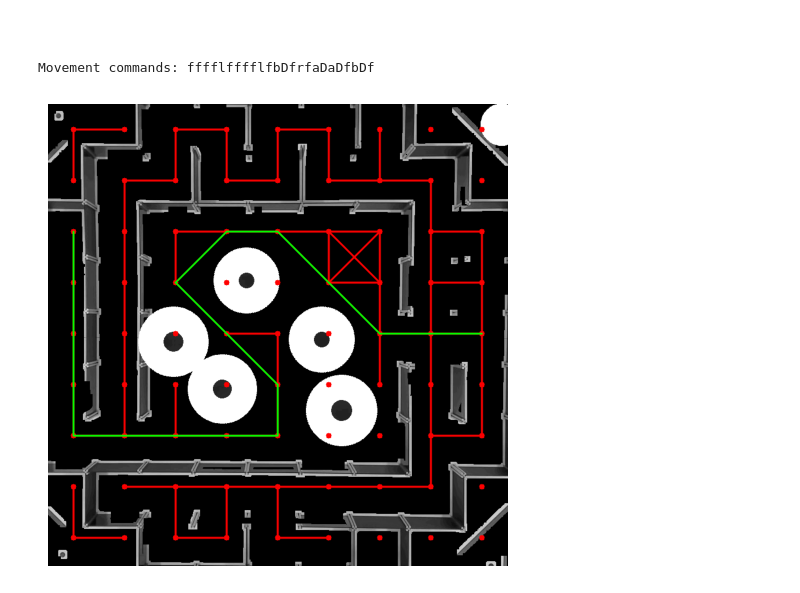
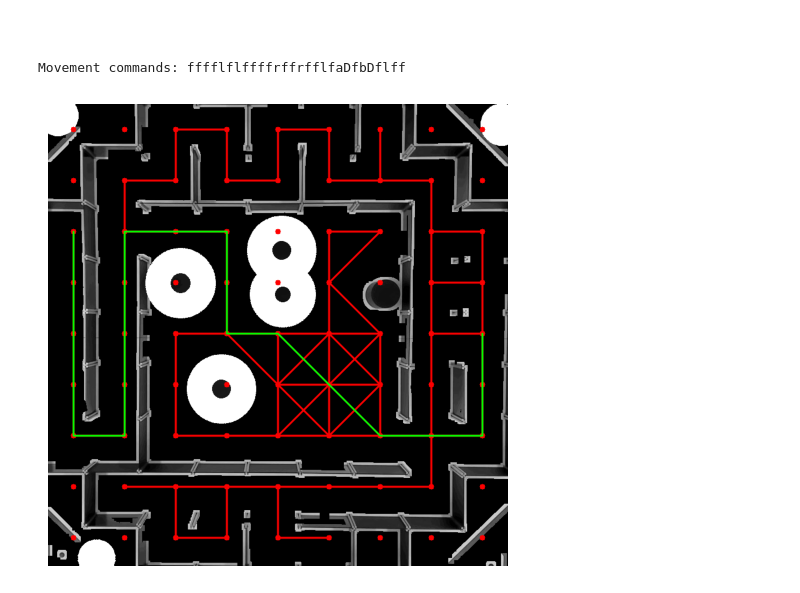
Before and after one commit to paul-fc101/Pentabots, a Jupyter notebook: 4.2_Path_Planning/Continuous_PP_ContinuousCode.ipynb, the cells around one changed output. Saved outputs shown, nothing was run; the diff lists cells and outputs as text; code cells hidden in the pictures.

```diff
--- a/4.2_Path_Planning/Continuous_PP_ContinuousCode.ipynb
+++ b/4.2_Path_Planning/Continuous_PP_ContinuousCode.ipynb
@@ -17,10 +17,14 @@ goal_node_idx = (4, 8)
 
 num_grid = 9
 
+line_thickness = 20 # may need changing - 5 is normal for no circles
+
 rows, cols = num_grid, num_grid
 cols_b4_cols = num_grid
 
-img = cv2.imread("mze.jpg")
+circle_radius = 45
+
+img = cv2.imread("maze6.jpg")
 
 # Image Processing
 gray = cv2.cvtColor(img, cv2.COLOR_BGR2GRAY)
@@ -43,7 +47,7 @@ dilated_mask = cv2.dilate(mask, kernel, iterations=5)  # Increase iterations for
 black_white_image = cv2.bitwise_and(gray_image, dilated_mask)
 
 
-# Detect circles (cylinders) in the black and white image
+# Detect cylinders in the black and white image
 gray = black_white_image.copy()
 if len(gray.shape) == 3:
     gray = cv2.cvtColor(gray, cv2.COLOR_BGR2GRAY)
@@ -53,7 +57,7 @@ contours_info = cv2.findContours(black_white_image, cv2.RETR_EXTERNAL, cv2.CHAIN
 contours = contours_info[-2]
 
 output_img = black_white_image.copy()  # Keep as single-channel (black and white)
-clearance = 5  # Adjust for your desired clearance
+clearance = 5  # Adjust for desired clearance
 
 for cnt in contours:
     area = cv2.contourArea(cnt)
@@ -61,17 +65,16 @@ for cnt in contours:
     if perimeter == 0:
         continue
     circularity = 4 * np.pi * (area / (perimeter * perimeter))
-    # Only consider contours that are sufficiently circular (e.g., circularity > 0.7)
+    # Only consider contours that are sufficiently circular
     if circularity > 0.82 and area > 1:  # area threshold to ignore noise
         (x, y), radius = cv2.minEnclosingCircle(cnt)
         center = (int(x), int(y))
         radius = int(radius)
-        cv2.circle(output_img, center, radius + clearance, 255, 45)  # White ring (value 255)
+        cv2.circle(output_img, center, radius + clearance, 255, circle_radius)  # White ring (value 255)
 
 
 # Find available paths
 def is_clear_path(x1, y1, x2, y2):
-    line_thickness = 20 # may need changing - 5 is normal for no circles
     line_mask = np.zeros_like(output_img)
     cv2.line(line_mask, (x1, y1), (x2, y2), 255, line_thickness)
     line_pixels = cv2.bitwise_and(output_img, output_img, mask=line_mask)
@@ -314,33 +317,33 @@ def convert_path_to_commands(path):
                 commands += 'f'
 
         current_direction = next_direction
 
-    # ---- Post-process: replace "ss" with "f" ----
+    # Post-process: replace "ss" with "f"
     if cols_b4_cols == 18:
         while "ss" in commands:
             commands = commands.replace("ss", "f")
 
     return commands
 
 path = bfs_path(start, goal, neighbors)
 
 if path:
     for i in range(len(path) - 1):
         cv2.line(img_bgr, path[i], path[i + 1], (0, 255, 0), 2, lineType=cv2.LINE_AA)
 else:
     print("No valid path found.")
 
 # Convert the path to movement commands
 if path:
     movement_commands = convert_path_to_commands(path)
     print(f"Movement commands: {movement_commands}")
 else:
     print("No valid path found.")
 
 plt.figure(figsize=(10, 6))
 plt.imshow(cv2.cvtColor(img_bgr, cv2.COLOR_BGR2RGB))
 plt.axis('off')
 plt.show()
 # %% [output]
-Movement commands: fffflfffflfbDfrfaDaDfbDf
+Movement commands: fffflflffffrffrfflfaDfbDflff
-[figure, old version]
+[figure, new version]
```
